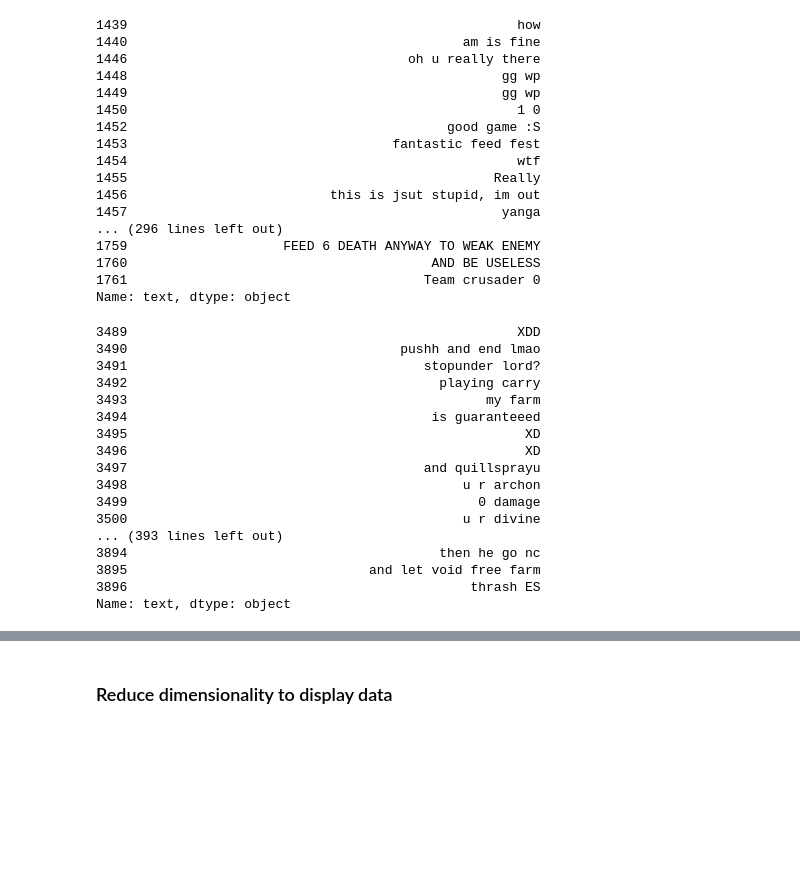
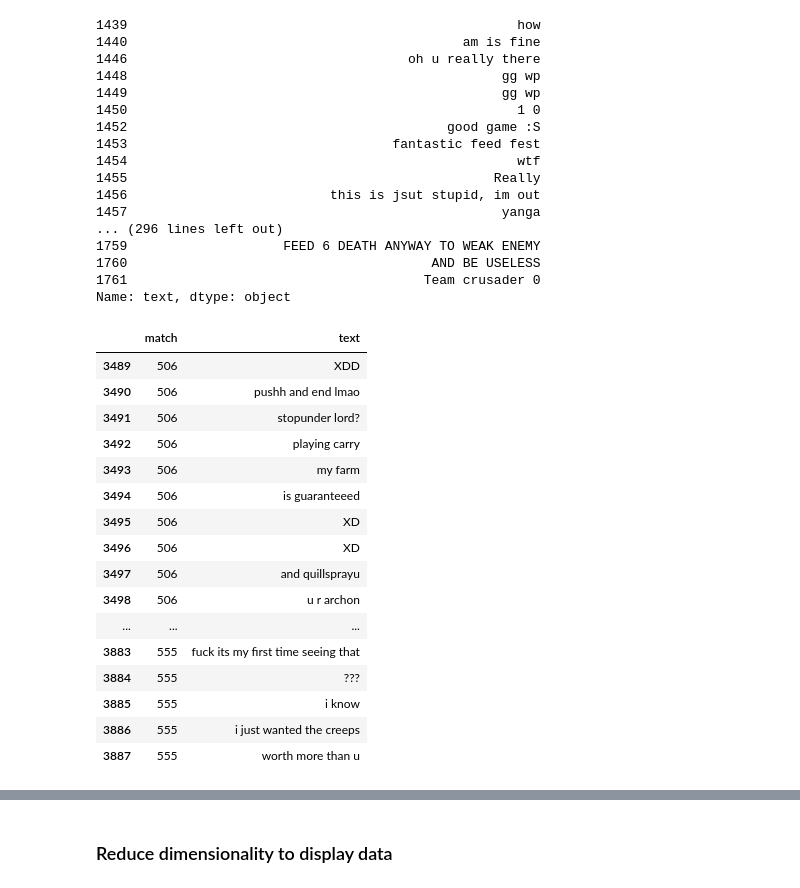
Before and after one commit to csralvall/online_game_toxicity, a Jupyter notebook: clustering_w2v.ipynb, the cells around one changed output, grey strips where cells are left out. Cells and saved outputs as stored; diff of their text form; code cells hidden in the pictures; blank space fills up the shorter version.

```diff
--- a/clustering_w2v.ipynb
+++ b/clustering_w2v.ipynb
@@ -372,23 +372,23 @@ w2v_group.get_group(13)['text']
 1761                                      Team crusader 0
 Name: text, dtype: object
 # %%
-w2v_group.get_group(1)['text']
+w2v_group.get_group(1)[['match','text']]
 # %% [output]
-3489                                                  XDD
-3490                                   pushh and end lmao
-3491                                      stopunder lord?
-3492                                        playing carry
-3493                                              my farm
-3494                                       is guaranteeed
-3495                                                   XD
-3496                                                   XD
-3497                                      and quillsprayu
-3498                                           u r archon
-3499                                             0 damage
-3500                                           u r divine
-... (393 lines left out)
-3894                                        then he go nc
-3895                               and let void free farm
-3896                                            thrash ES
-Name: text, dtype: object
+|  | match | text |
+| 3489 | 506 | XDD |
+| 3490 | 506 | pushh and end lmao |
+| 3491 | 506 | stopunder lord? |
+| 3492 | 506 | playing carry |
+| 3493 | 506 | my farm |
+| 3494 | 506 | is guaranteeed |
+| 3495 | 506 | XD |
+| 3496 | 506 | XD |
+| 3497 | 506 | and quillsprayu |
+| 3498 | 506 | u r archon |
+| ... | ... | ... |
+| 3883 | 555 | fuck its my first time seeing that |
+| 3884 | 555 | ??? |
+| 3885 | 555 | i know |
+| 3886 | 555 | i just wanted the creeps |
+| 3887 | 555 | worth more than u |
 # %%
```
Also changed, not shown: parts of 6 cells of this notebook.
